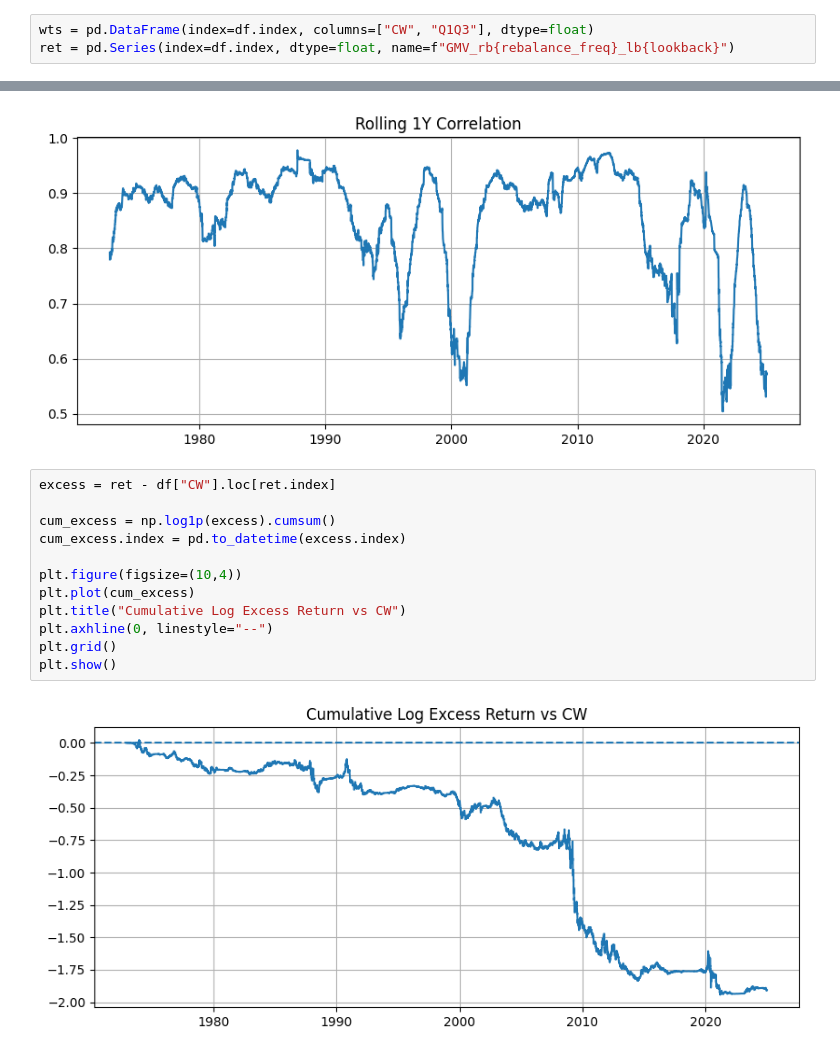
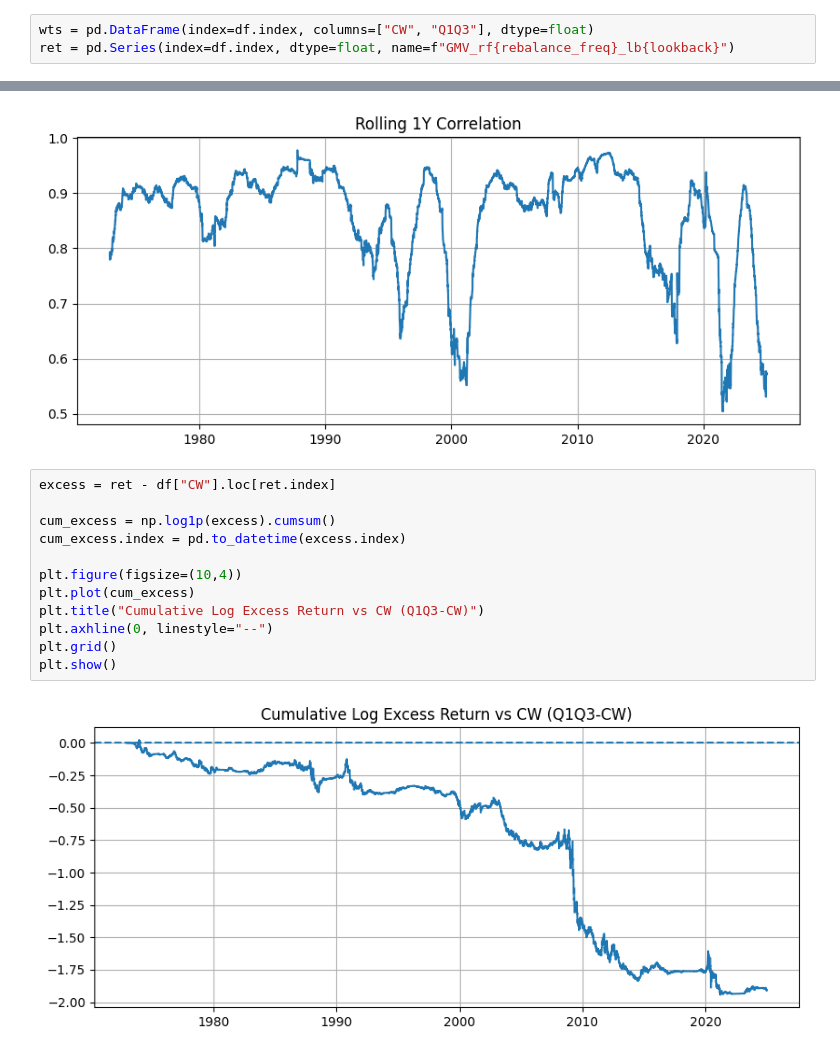
Before and after one commit to eviprous/Invesco_Research_Project, a Jupyter notebook: notebooks/portfolios_comb.ipynb, the cells around one changed output, grey strips where cells are left out. Saved outputs shown, nothing was run; the diff lists cells and outputs as text.

```diff
--- a/notebooks/portfolios_comb.ipynb
+++ b/notebooks/portfolios_comb.ipynb
@@ -89,7 +89,7 @@ def gmv_w(Sigma):
     return inv @ ones / (ones @ inv @ ones)
 # %%
 wts = pd.DataFrame(index=df.index, columns=["CW", "Q1Q3"], dtype=float)
-ret = pd.Series(index=df.index, dtype=float, name=f"GMV_rb{rebalance_freq}_lb{lookback}")
+ret = pd.Series(index=df.index, dtype=float, name=f"GMV_rf{rebalance_freq}_lb{lookback}")
 # %%
 dates = df.index.to_list()
 t = lookback
@@ -199,14 +229,14 @@ plt.show()
 # %%
 excess = ret - df["CW"].loc[ret.index]
 
 cum_excess = np.log1p(excess).cumsum()
 cum_excess.index = pd.to_datetime(excess.index)
 
 plt.figure(figsize=(10,4))
 plt.plot(cum_excess)
-plt.title("Cumulative Log Excess Return vs CW")
+plt.title("Cumulative Log Excess Return vs CW (Q1Q3-CW)")
 plt.axhline(0, linestyle="--")
 plt.grid()
 plt.show()
 # %% [output]
-[figure, old version]
+[figure, new version]
```
Also changed, not shown: parts of 3 cells of this notebook.
